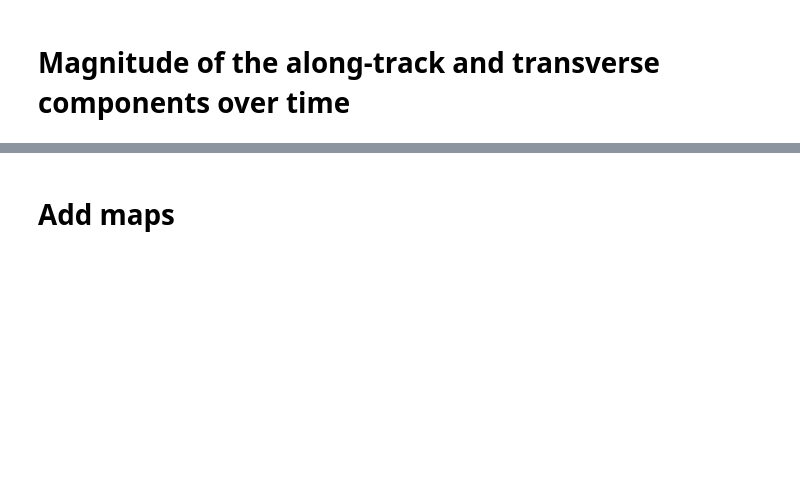
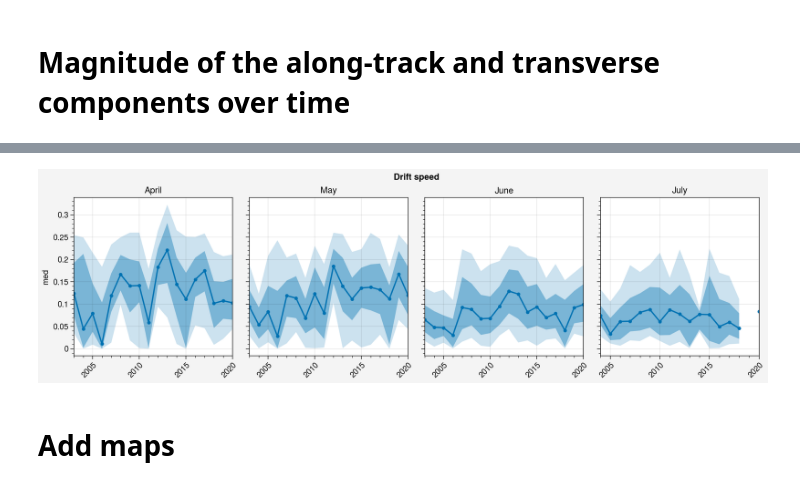
Before and after one commit to danielmwatkins/miz_scales_of_motion, a Jupyter notebook: notebooks/ocean_sciences_visualizations.ipynb, the cells around one changed output, grey strips where cells are left out. Drawn from its saved outputs; the diff is of its cells as text; code cells hidden in the pictures; blank space fills up the shorter version.

```diff
--- a/notebooks/ocean_sciences_visualizations.ipynb
+++ b/notebooks/ocean_sciences_visualizations.ipynb
@@ -232,3 +265,20 @@ fig.save('../figures/presentations/drift_speed_dist.pdf', dpi=300)
+# %%
+fig, axs = pplt.subplots(ncols=4)
+for ax, month, month_name in zip(axs, [4, 5, 6, 7], ['April', 'May', 'June', 'July']):
+    results = []
+    for year, data in df_ift.loc[(df_ift.datetime.dt.month == month)].groupby('year'):
+        idx = data.speed.notnull()
+        med = data.loc[idx, var].median() #.where(n > 50)
+        p90 = data.loc[idx, var].quantile(0.90) #.where(n > 50)
+        p10 = data.loc[idx, var].quantile(0.10) #.where(n > 50)
+        p75 = data.loc[idx, var].quantile(0.75) #.where(n > 50)
+        p25 = data.loc[idx, var].quantile(0.25) #.where(n > 50)
+        results.append([year, p10, p25, med, p75, p90])
+    results = pd.DataFrame(results, columns=['year', 'p10', 'p25', 'med', 'p75', 'p90']).set_index('year')
+    ax.plot(results['med'], shadedata=[results['p25'], results['p75']], fadedata=[results['p10'], results['p90']], marker='.')
+    ax.format(title=month_name, xrotation=45, xlabel='', suptitle='Drift speed')
+# %% [output]
+[figure, added]
 # %% [markdown]
 # Add maps
 # %%
```
Also changed, not shown: parts of 10 cells of this notebook, 1 other file.
